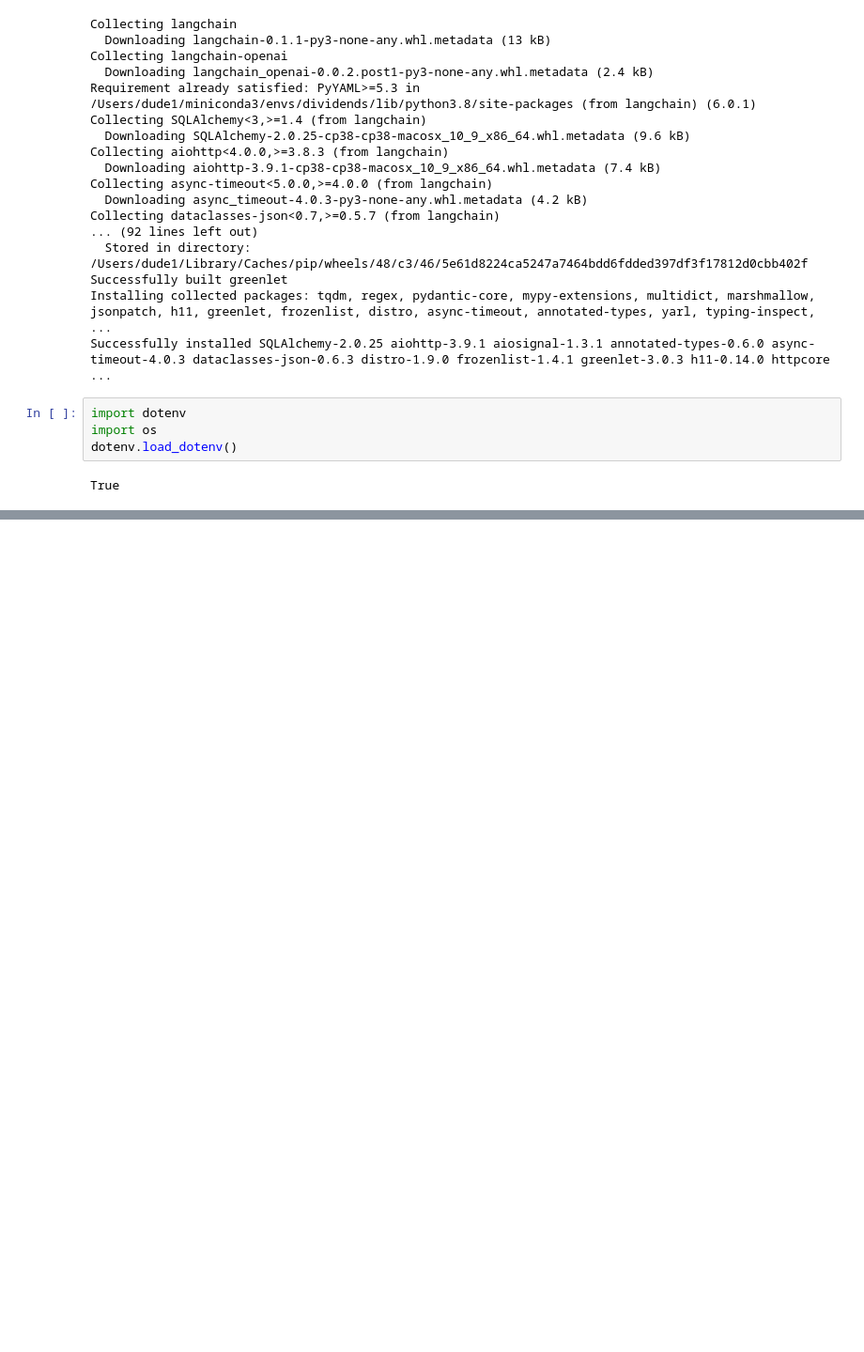
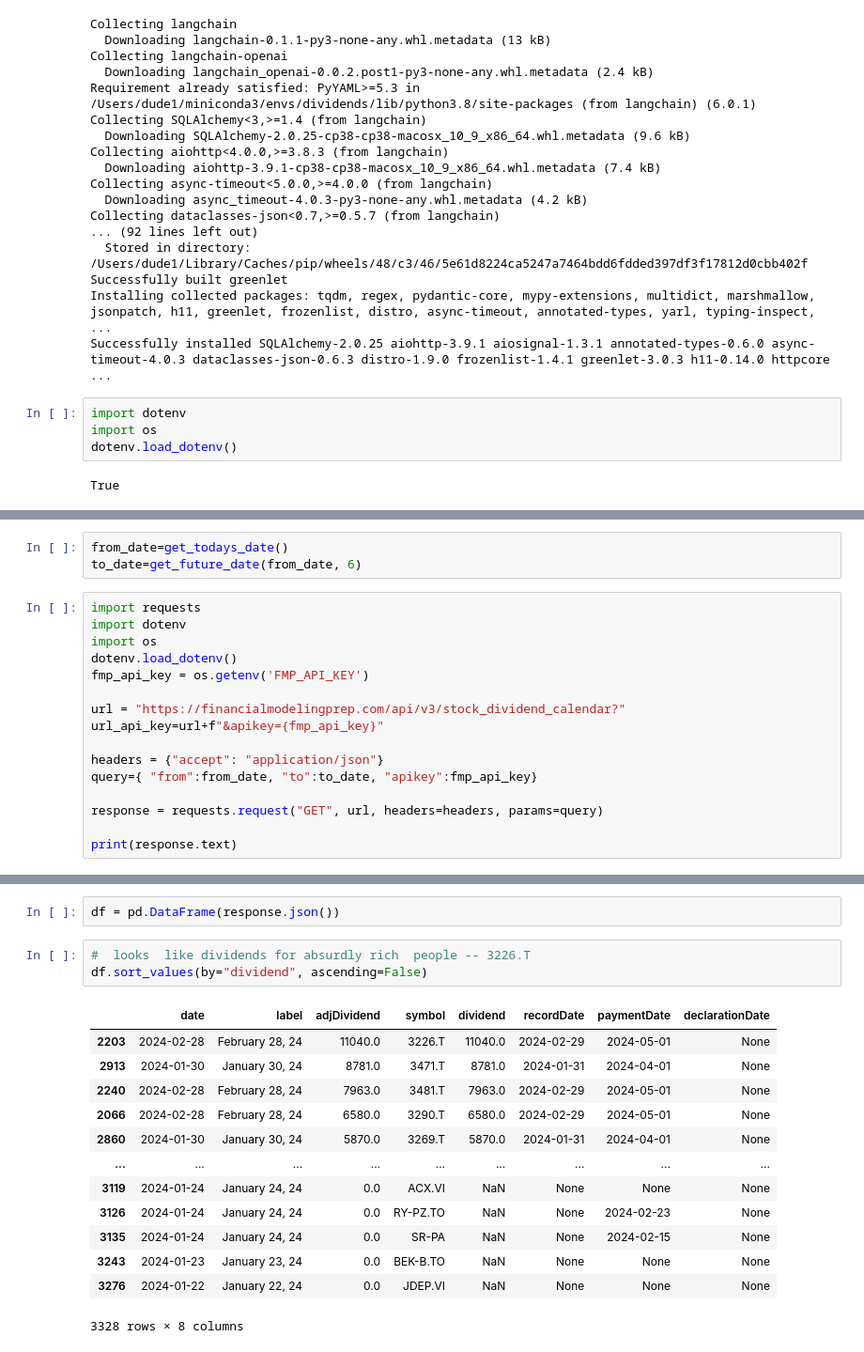
Before and after one commit to mrdivine/invest, a Jupyter notebook: benzinga-api.ipynb, the cells around one changed output, grey strips where cells are left out. Shown at 94% size. Saved outputs shown, nothing was run; the diff lists cells and outputs as text; blank space fills up the shorter version.

```diff
--- a/benzinga-api.ipynb
+++ b/benzinga-api.ipynb
@@ -154,0 +204,19 @@ chain.run(
+# %%
+from_date=get_todays_date()
+to_date=get_future_date(from_date, 6)
+# %%
+import requests
+import dotenv
+import os
+dotenv.load_dotenv()
+fmp_api_key = os.getenv('FMP_API_KEY')
+
+url = "https://financialmodelingprep.com/api/v3/stock_dividend_calendar?"
+url_api_key=url+f"&apikey={fmp_api_key}"
+
+headers = {"accept": "application/json"}
+query={ "from":from_date, "to":to_date, "apikey":fmp_api_key}
+
+response = requests.request("GET", url, headers=headers, params=query)
+
+print(response.text)
@@ -154,0 +263,19 @@ chain.run(
+# %%
+df = pd.DataFrame(response.json())
+# %%
+#  looks  like dividends for absurdly rich  people -- 3226.T
+df.sort_values(by="dividend", ascending=False)
+# %% [output]
+|  | date | label | adjDividend | symbol | dividend | recordDate | paymentDate | declarationDate |
+| 2203 | 2024-02-28 | February 28, 24 | 11040.0 | 3226.T | 11040.0 | 2024-02-29 | 2024-05-01 | None |
+| 2913 | 2024-01-30 | January 30, 24 | 8781.0 | 3471.T | 8781.0 | 2024-01-31 | 2024-04-01 | None |
+| 2240 | 2024-02-28 | February 28, 24 | 7963.0 | 3481.T | 7963.0 | 2024-02-29 | 2024-05-01 | None |
+| 2066 | 2024-02-28 | February 28, 24 | 6580.0 | 3290.T | 6580.0 | 2024-02-29 | 2024-05-01 | None |
+| 2860 | 2024-01-30 | January 30, 24 | 5870.0 | 3269.T | 5870.0 | 2024-01-31 | 2024-04-01 | None |
+| ... | ... | ... | ... | ... | ... | ... | ... | ... |
+| 3119 | 2024-01-24 | January 24, 24 | 0.0 | ACX.VI | NaN | None | None | None |
+| 3126 | 2024-01-24 | January 24, 24 | 0.0 | RY-PZ.TO | NaN | None | 2024-02-23 | None |
+| 3135 | 2024-01-24 | January 24, 24 | 0.0 | SR-PA | NaN | None | 2024-02-15 | None |
+| 3243 | 2024-01-23 | January 23, 24 | 0.0 | BEK-B.TO | NaN | None | None | None |
+| 3276 | 2024-01-22 | January 22, 24 | 0.0 | JDEP.VI | NaN | None | None | None |
+3328 rows × 8 columns
```
Also changed, not shown: parts of 17 cells of this notebook, 1 other file.
